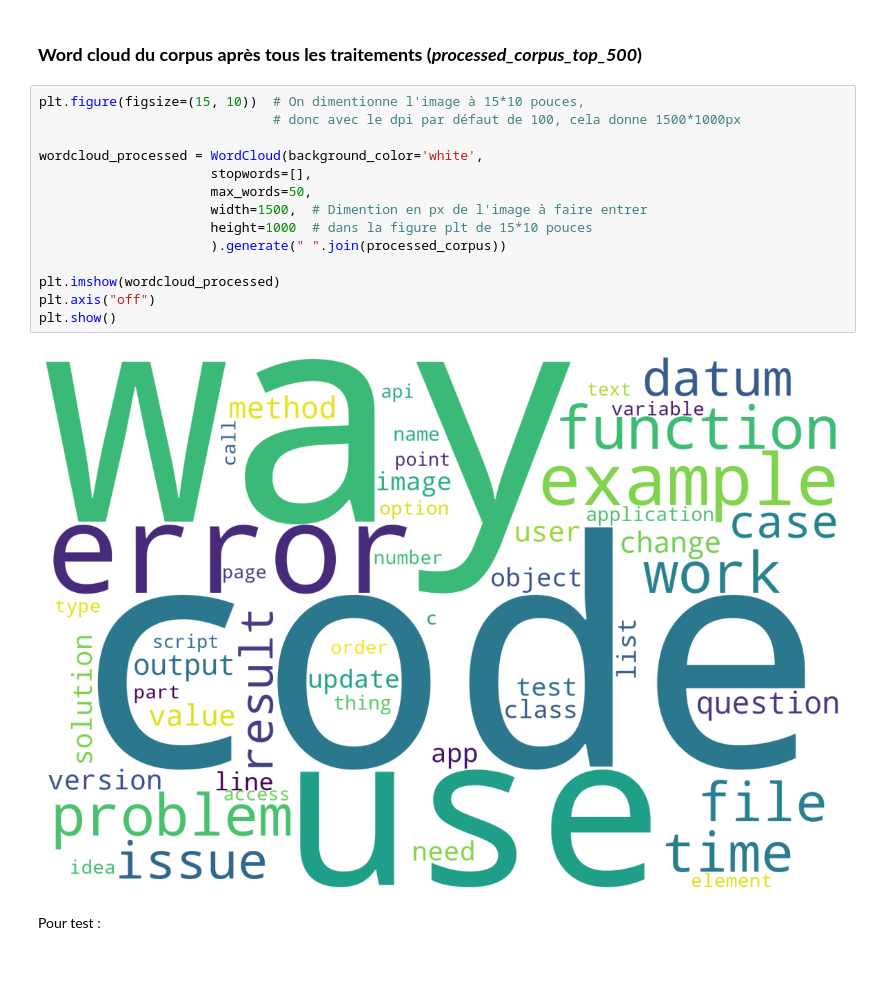
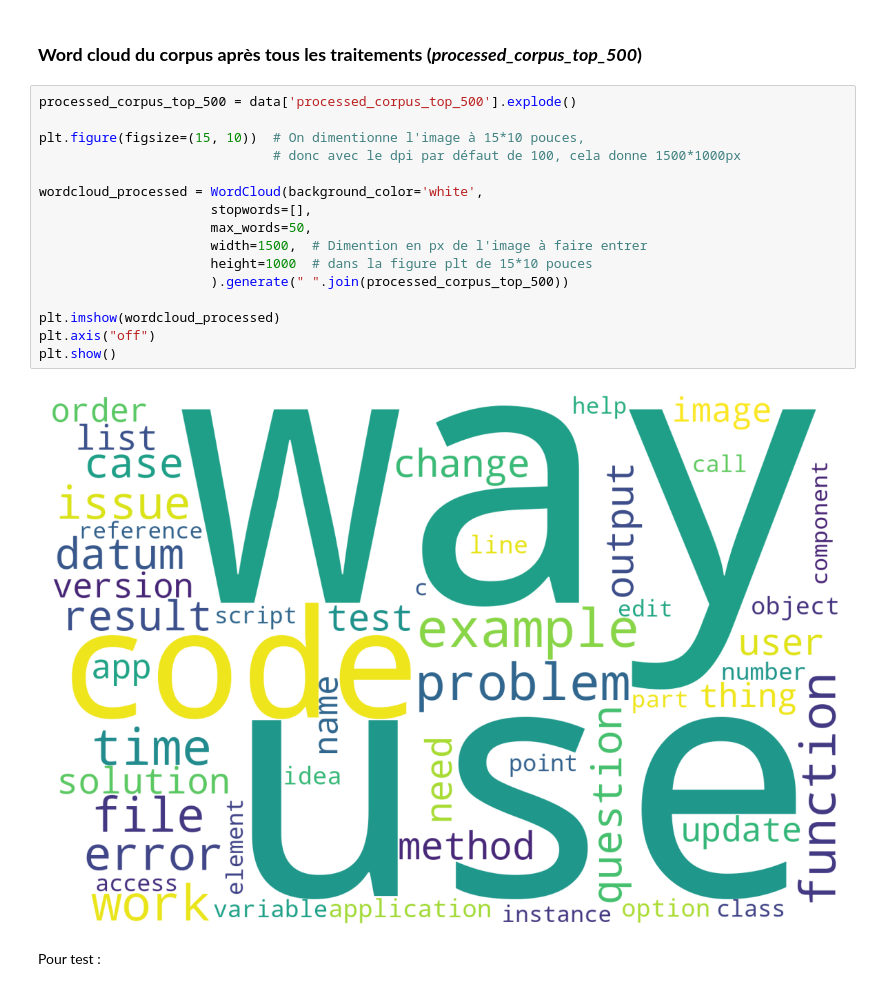
Before and after one commit to BiGHeaDMaX/Suggestion-automatique-de-mots-cles, a Jupyter notebook: 01 - Pré-traitements et Exploration.ipynb, the cells around one changed output. Saved outputs shown, nothing was run; the diff lists cells and outputs as text.

```diff
--- a/01 - Pré-traitements et Exploration.ipynb
+++ b/01 - Pré-traitements et Exploration.ipynb
@@ -1214,21 +1214,23 @@ data = data.loc[data['processed_corpus_top_500'].apply(len) > 0].reset_index(dro
 # %% [markdown]
 ### **Word cloud du corpus après tous les traitements (*processed_corpus_top_500*)**
 # %%
+processed_corpus_top_500 = data['processed_corpus_top_500'].explode()
+
 plt.figure(figsize=(15, 10))  # On dimentionne l'image à 15*10 pouces,
                               # donc avec le dpi par défaut de 100, cela donne 1500*1000px
 
 wordcloud_processed = WordCloud(background_color='white',
                       stopwords=[],
                       max_words=50,
                       width=1500,  # Dimention en px de l'image à faire entrer
                       height=1000  # dans la figure plt de 15*10 pouces
-                      ).generate(" ".join(processed_corpus))
+                      ).generate(" ".join(processed_corpus_top_500))
 
 plt.imshow(wordcloud_processed)
 plt.axis("off")
 plt.show()
 # %% [output]
-[figure, old version]
+[figure, new version]
 # %% [markdown]
 Pour test :
 # %%
```
Also changed, not shown: parts of 19 cells of this notebook.
